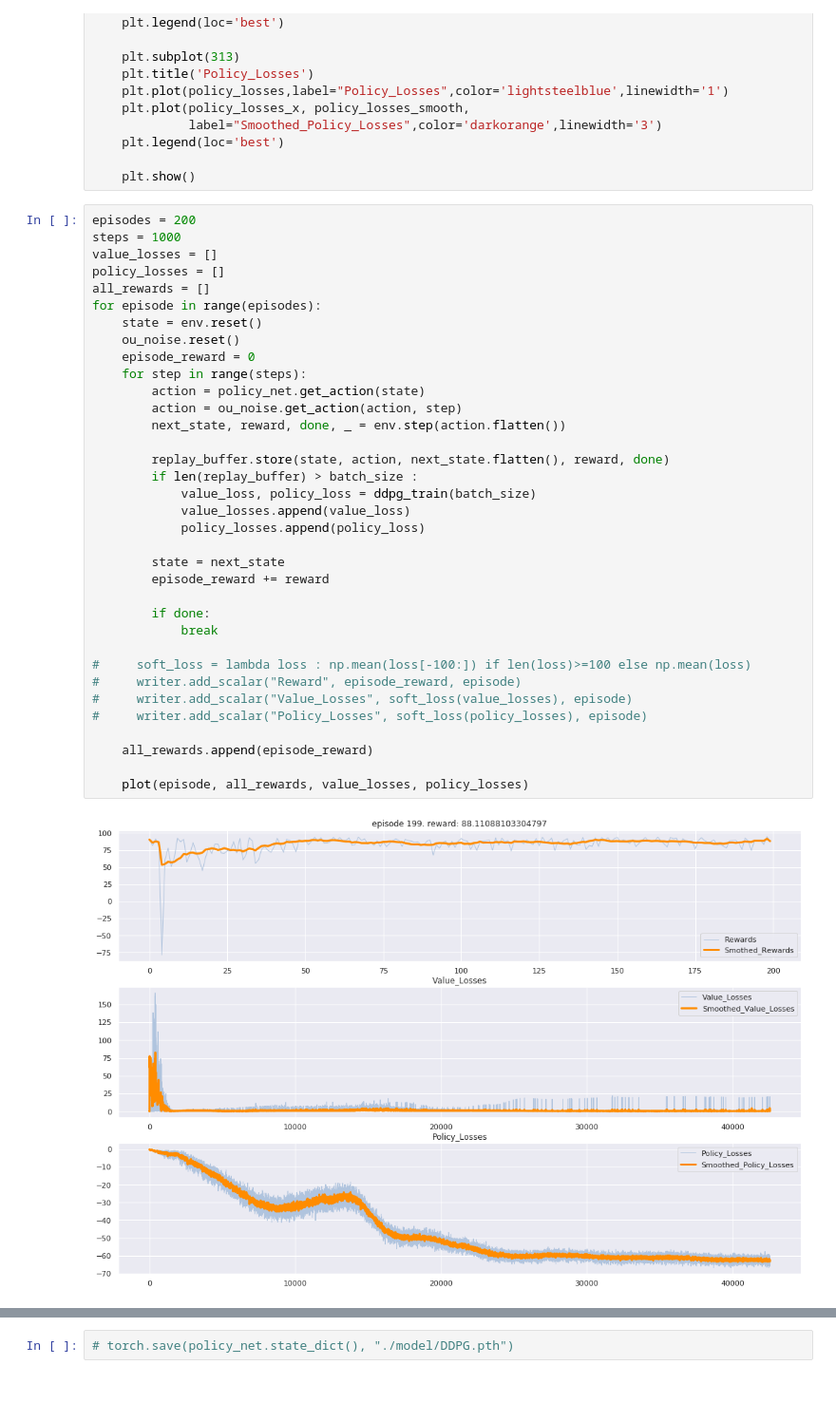
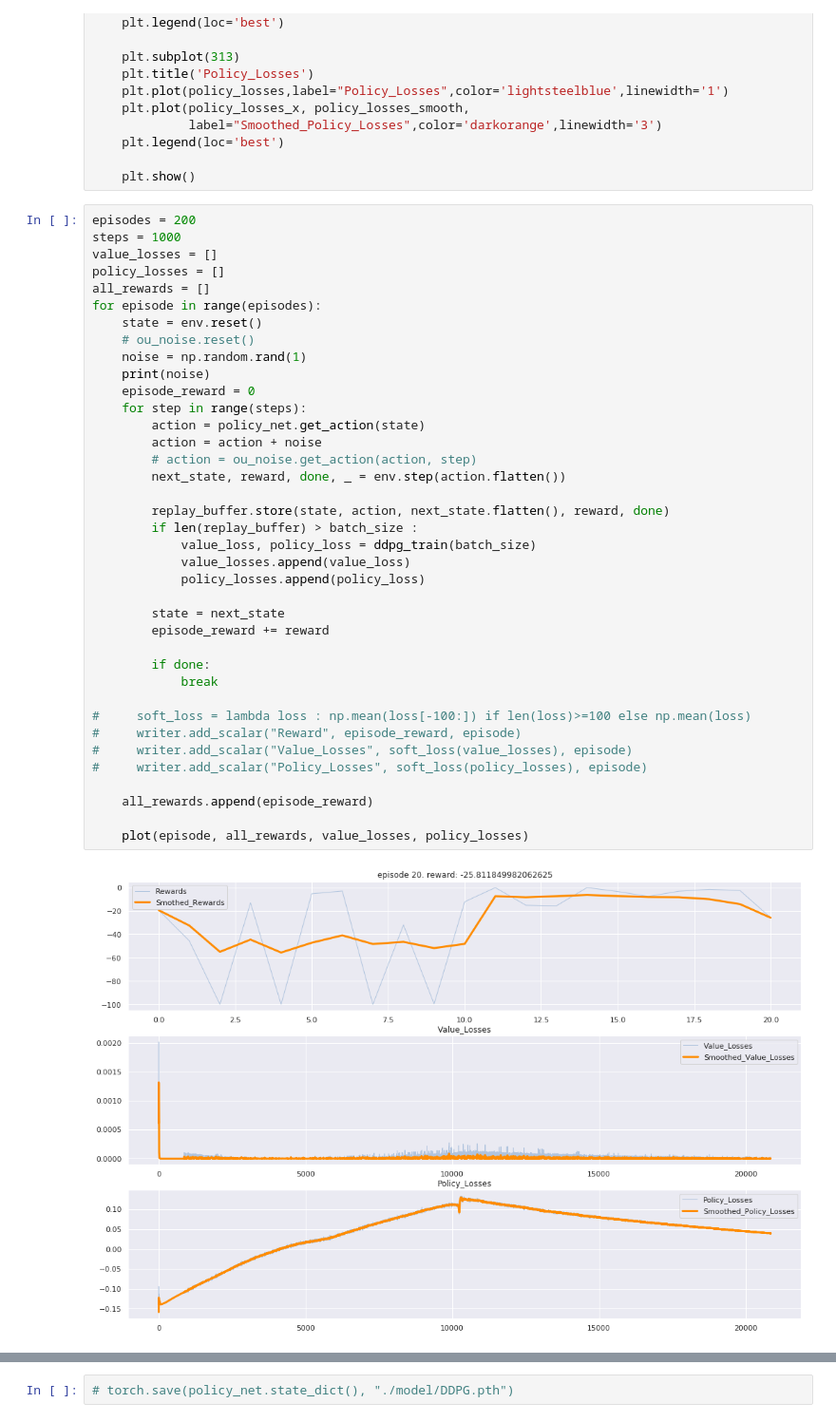
Before and after one commit to sunnyswag/RL_notes_and_codes, a Jupyter notebook: algorithm_implement/Deep_Deterministic_Policy_Gradient(DDPG)_for_mountain_car.ipynb, the cells around one changed output, grey strips where cells are left out. Shown at 95% size. Cells and saved outputs as stored; diff of their text form; blank space fills up the shorter version.

```diff
--- a/algorithm_implement/Deep_Deterministic_Policy_Gradient(DDPG)_for_mountain_car.ipynb
+++ b/algorithm_implement/Deep_Deterministic_Policy_Gradient(DDPG)_for_mountain_car.ipynb
@@ -359,33 +359,36 @@ value_losses = []
 policy_losses = []
 all_rewards = []
 for episode in range(episodes):
     state = env.reset()
-    ou_noise.reset()
+    # ou_noise.reset()
+    noise = np.random.rand(1)
+    print(noise)
     episode_reward = 0
     for step in range(steps):
         action = policy_net.get_action(state)
-        action = ou_noise.get_action(action, step)
+        action = action + noise
+        # action = ou_noise.get_action(action, step)
         next_state, reward, done, _ = env.step(action.flatten())
 
         replay_buffer.store(state, action, next_state.flatten(), reward, done)
         if len(replay_buffer) > batch_size :
             value_loss, policy_loss = ddpg_train(batch_size)
             value_losses.append(value_loss)
             policy_losses.append(policy_loss)
 
         state = next_state
         episode_reward += reward
 
         if done:
             break
 
 #     soft_loss = lambda loss : np.mean(loss[-100:]) if len(loss)>=100 else np.mean(loss)
 #     writer.add_scalar("Reward", episode_reward, episode)
 #     writer.add_scalar("Value_Losses", soft_loss(value_losses), episode)
 #     writer.add_scalar("Policy_Losses", soft_loss(policy_losses), episode)
 
     all_rewards.append(episode_reward)
 
     plot(episode, all_rewards, value_losses, policy_losses)
 # %% [output]
-[figure, old version]
+[figure, new version]
```
Also changed, not shown: parts of 3 cells of this notebook, 4 other files.
